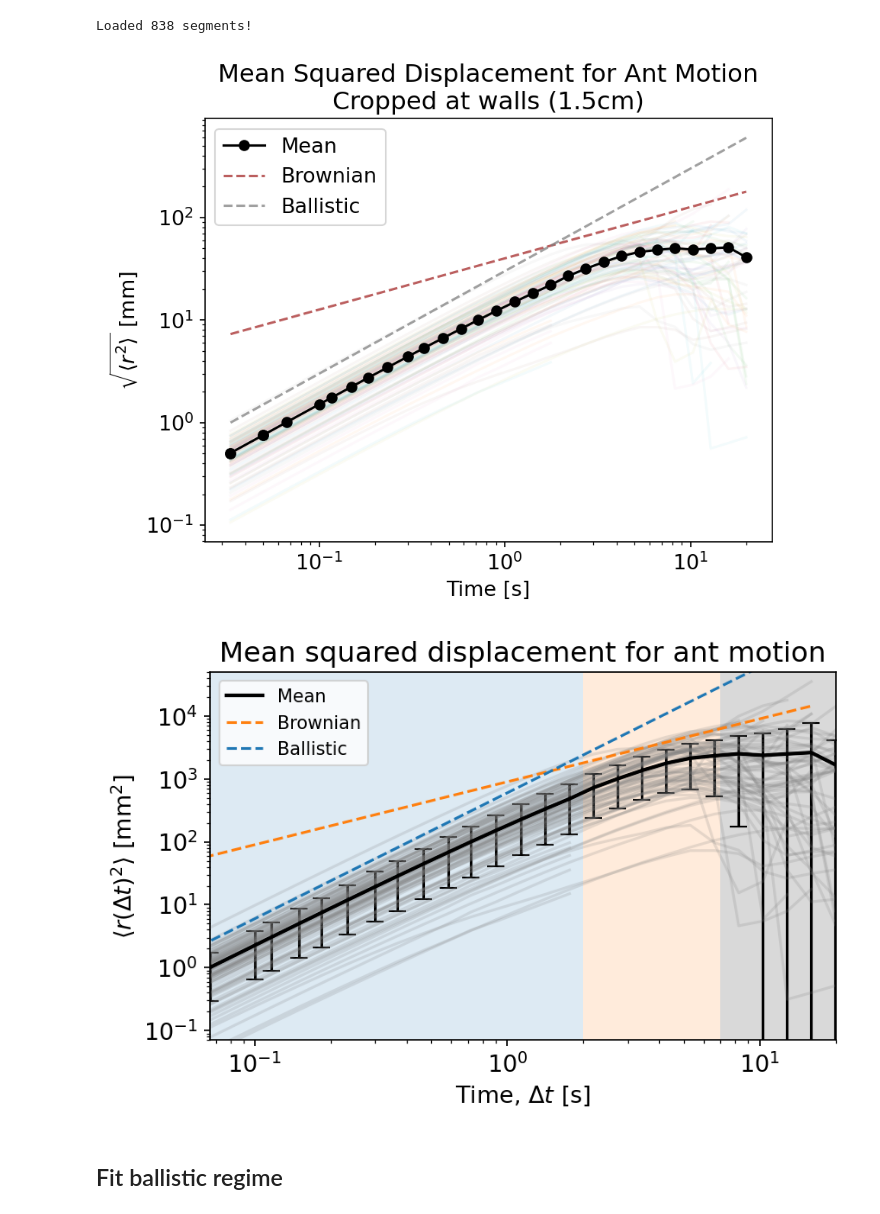
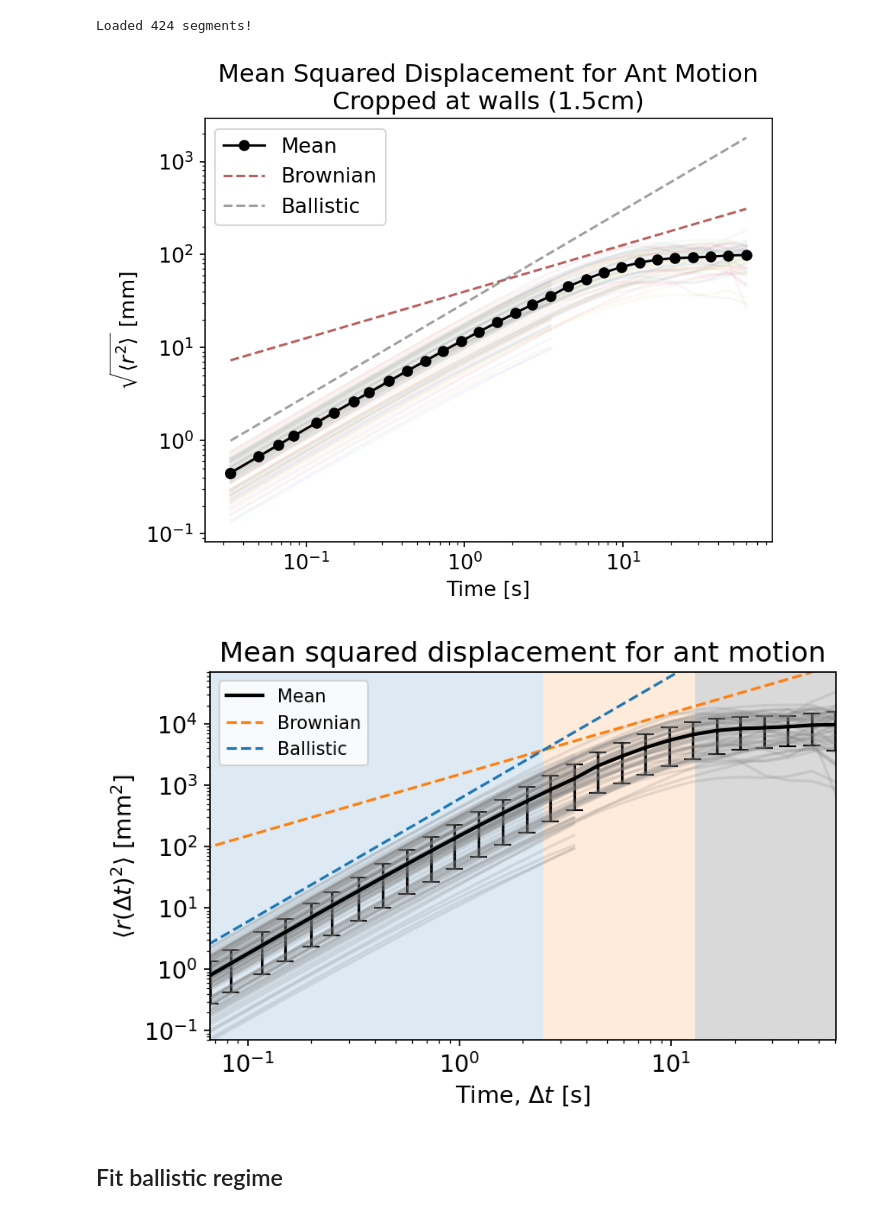
Before and after one commit to Jfeatherstone/tracker, a Jupyter notebook: notebooks/06_MSD.ipynb, the cells around one changed output. Saved outputs shown, nothing was run; the diff lists cells and outputs as text; code cells hidden in the pictures.

```diff
--- a/notebooks/06_MSD.ipynb
+++ b/notebooks/06_MSD.ipynb
@@ -29,7 +29,7 @@ excludeOutliers = True
 excludeShortSegments = True
 excludeObjects = True
 
-padding = 15 # mm
+padding = None # mm
 inversePadding = None # mm
 
 dataArr, timeArr, metadataArr = loadAntData(dataFile, minimumLength=minimumLength,
@@ -39,5 +39,5 @@ dataArr, timeArr, metadataArr = loadAntData(dataFile, minimumLength=minimumLengt
                                             borderPadding=padding, inverseBorderPadding=inversePadding,
                                             debug=True)
 # %% [output]
-Loaded 838 segments!
+Loaded 424 segments!
 # %%
@@ -88,30 +88,30 @@ plt.legend()
 #pltsaveall('06_MSD_OnlyWalls')
 plt.show()
 # %% [output]
-[figure, old version]
+[figure, new version]
 # %%
 order = np.arange(len(uniqueTrials))
 np.random.shuffle(order)
 fps = metadataArr[0]["fps"]
 
 # Fill in regimes
-ymax = 5e4
+ymax = 7e4
 ymin = 7e-2
 
 rect = mpl.patches.Rectangle((np.min(lagArr), ymin),
-                             2e0 - np.min(lagArr), ymax - ymin,
+                             2.5e0 - np.min(lagArr), ymax - ymin,
                              color='tab:blue',
                              alpha=0.15,
                              linewidth=0, zorder=-20)
 
-rect2 = mpl.patches.Rectangle((2e0, ymin),
-                              7e0 - 2e0, ymax - ymin,
+rect2 = mpl.patches.Rectangle((2.5e0, ymin),
+                              1.3e1 - 2.5e0, ymax - ymin,
                               color='tab:orange',
                               alpha=0.15,
                               linewidth=0, zorder=-10)
 
-rect3 = mpl.patches.Rectangle((7e0, ymin),
-                              np.max(lagArr) - 7e0, ymax - ymin,
+rect3 = mpl.patches.Rectangle((1.3e1, ymin),
+                              np.max(lagArr) - 1.3e1, ymax - ymin,
                               color='black',
                               alpha=0.15,
                               linewidth=0, zorder=-10)
@@ -122,36 +122,36 @@ plt.gca().add_patch(rect3)
 
 mean = np.nanmean(msdArr, axis=0)
 std = np.nanstd(msdArr, axis=0)
 
 plt.errorbar(lagArr, mean, yerr=std, color='black', alpha=1, capsize=5)
 
 for i in order:
     plt.plot(lagArr, msdArr[i], '-', alpha=0.2, c='gray')
 
 
 plt.plot(lagArr, mean, c='black', label='Mean', linewidth=2)
 
-plt.plot(lagArr[:-1], 900*(lagArr[:-1])**1, '--', c='tab:orange', label='Brownian', alpha=1)
+plt.plot(lagArr[:-1], 1500*(lagArr[:-1])**1, '--', c='tab:orange', label='Brownian', alpha=1)
 plt.plot(lagArr[:-1], 600*(lagArr[:-1])**2, '--', c='tab:blue', label='Ballistic', alpha=1)
 
 #plt.axhline(170)
 
 plt.xscale('log')
 plt.yscale('log')
 plt.xlabel('Time, $\\Delta t$ [s]')
 plt.ylabel('$\\langle r(\\Delta t)^2 \\rangle$ [mm$^2$]')
 plt.ylim([ymin, ymax])
-plt.xlim([4*dt, 2e1])
+plt.xlim([4*dt, 6e1])
 #plt.title(f'Mean Squared Displacement for Ant Motion\nUncropped')
 plt.title(f'Mean squared displacement for ant motion')
 #plt.title(f'Mean Squared Displacement for Ant Motion\nOnly at walls (2 cm)')
 plt.legend(fontsize=10)
 plt.gcf().set_size_inches((6,4))
 plt.gcf().tight_layout()
 pltsaveall('06_MSD_Regimes')
 plt.show()
 # %% [output]
-[figure, old version]
+[figure, new version]
 # %% [markdown]
 ## Fit ballistic regime
 # %%
```
Also changed, not shown: parts of 2 cells of this notebook, 12 other files.
